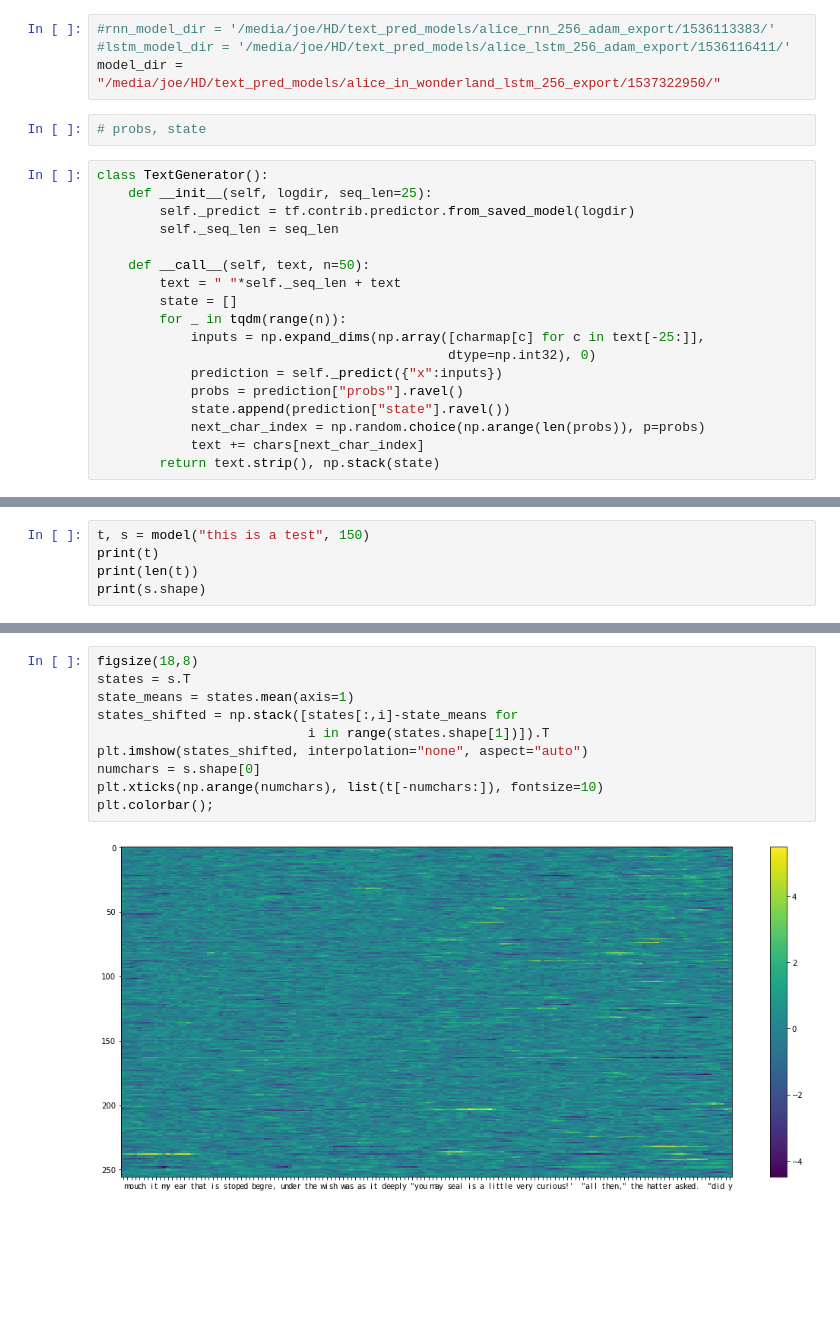
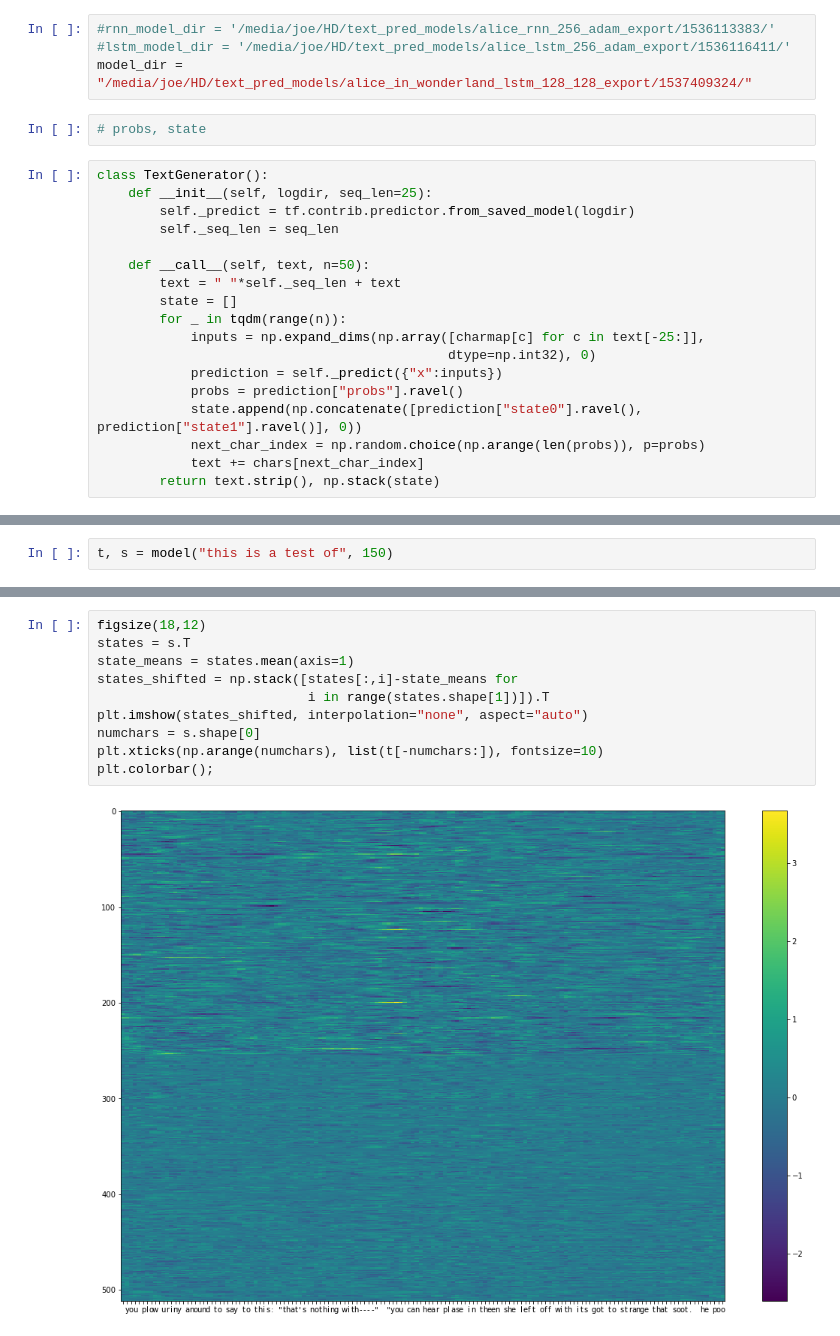
Before and after one commit to jg10545/studygroup, a Jupyter notebook: ch_10_recurrent_networks/rnn_char_predictor_visualization.ipynb, the cells around one changed output, grey strips where cells are left out. Drawn from its saved outputs; the diff is of its cells as text; blank space fills up the shorter version.

```diff
--- a/ch_10_recurrent_networks/rnn_char_predictor_visualization.ipynb
+++ b/ch_10_recurrent_networks/rnn_char_predictor_visualization.ipynb
@@ -25,7 +25,7 @@ len(chars)
 # %%
 #rnn_model_dir = '/media/joe/HD/text_pred_models/alice_rnn_256_adam_export/1536113383/'
 #lstm_model_dir = '/media/joe/HD/text_pred_models/alice_lstm_256_adam_export/1536116411/'
-model_dir = "/media/joe/HD/text_pred_models/alice_in_wonderland_lstm_256_export/1537322950/"
+model_dir = "/media/joe/HD/text_pred_models/alice_in_wonderland_lstm_128_128_export/1537409324/"
 # %%
 # probs, state
 # %%
@@ -42,7 +42,7 @@ class TextGenerator():
                                              dtype=np.int32), 0)
             prediction = self._predict({"x":inputs})
             probs = prediction["probs"].ravel()
-            state.append(prediction["state"].ravel())
+            state.append(np.concatenate([prediction["state0"].ravel(), prediction["state1"].ravel()], 0))
             next_char_index = np.random.choice(np.arange(len(probs)), p=probs)
             text += chars[next_char_index]
         return text.strip(), np.stack(state)
@@ -55,5 +55,2 @@ INFO:tensorflow:Restoring parameters from /media/joe/HD/text_pred_models/alice_i
 # %%
-t, s = model("this is a test", 150)
-print(t)
-print(len(t))
-print(s.shape)
+t, s = model("this is a test of", 150)
@@ -69,12 +64,12 @@ that is stoped begre, under the wish was as it deeply "you may seal is a little
 # %%
-figsize(18,8)
+figsize(18,12)
 states = s.T
 state_means = states.mean(axis=1)
 states_shifted = np.stack([states[:,i]-state_means for
                            i in range(states.shape[1])]).T
 plt.imshow(states_shifted, interpolation="none", aspect="auto")
 numchars = s.shape[0]
 plt.xticks(np.arange(numchars), list(t[-numchars:]), fontsize=10)
 plt.colorbar();
 # %% [output]
-[figure, old version]
+[figure, new version]
```
Also changed, not shown: parts of 5 cells of this notebook, 1 other file.
